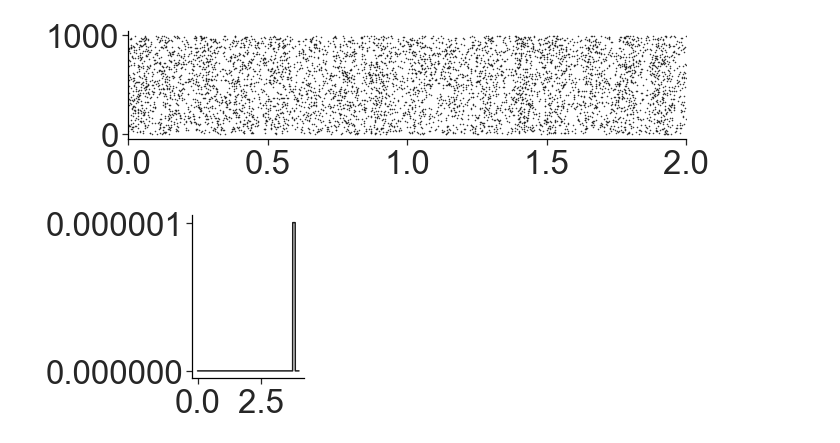
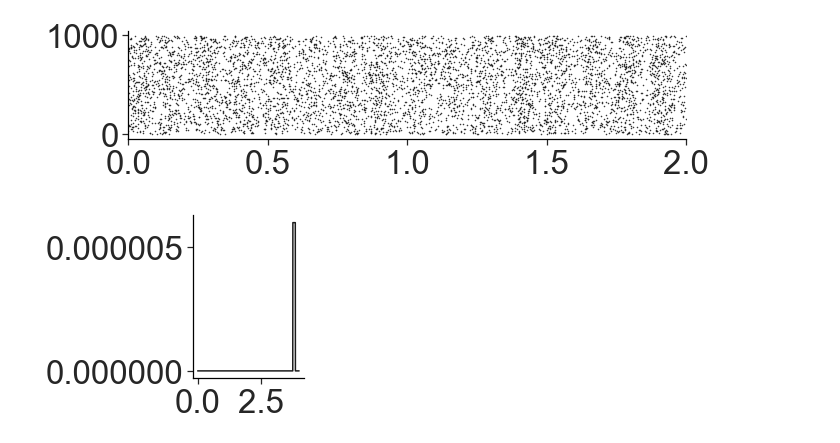
Before and after one commit to voytekresearch/resistingrhythm, a Jupyter notebook: resistingrhythm/ipynb/figure_FI.ipynb, the cells around one changed output. Saved outputs shown, nothing was run; the diff lists cells and outputs as text; code cells hidden in the pictures.

Commit message:
Added params for FI curve gen

```diff
--- a/resistingrhythm/ipynb/figure_FI.ipynb
+++ b/resistingrhythm/ipynb/figure_FI.ipynb
@@ -61,22 +61,22 @@ sns.despine()
 [figure]
 # %%
 # Create square wave
-a = 1e-6
+a = 0.6e-5
 t_pulse = 3.75
 w_pulse = .1
 # t_pulse = 19.5
 # w_pulse = .1
 
 times = create_times((0, time), dt=dt)
 Is = square_pulse(times, a, t_pulse, w_pulse, dt=dt, min_a=0)
 
 # -
 fig, ax = plt.subplots(1, sharex=True, figsize=(2, 3))
 _ = ax.plot(times, Is, color='k')
 # _ = ax.set_xlim(19, 20.0)
 sns.despine()
 # %% [output]
-[figure, old version]
+[figure, new version]
 # %%
 # Run 1
 results_1 = HHH(
```
Also changed, not shown: parts of 9 cells of this notebook.
